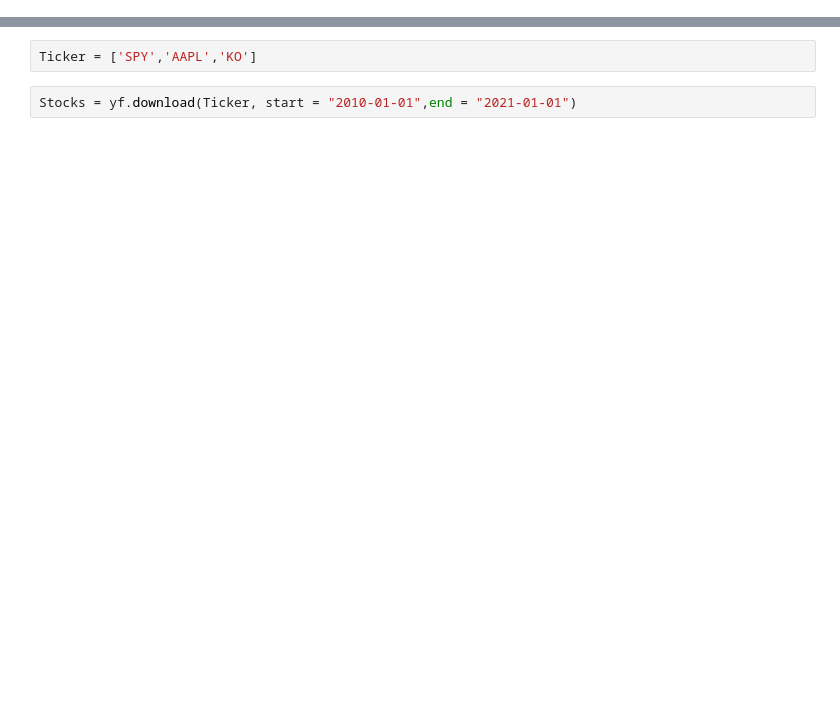
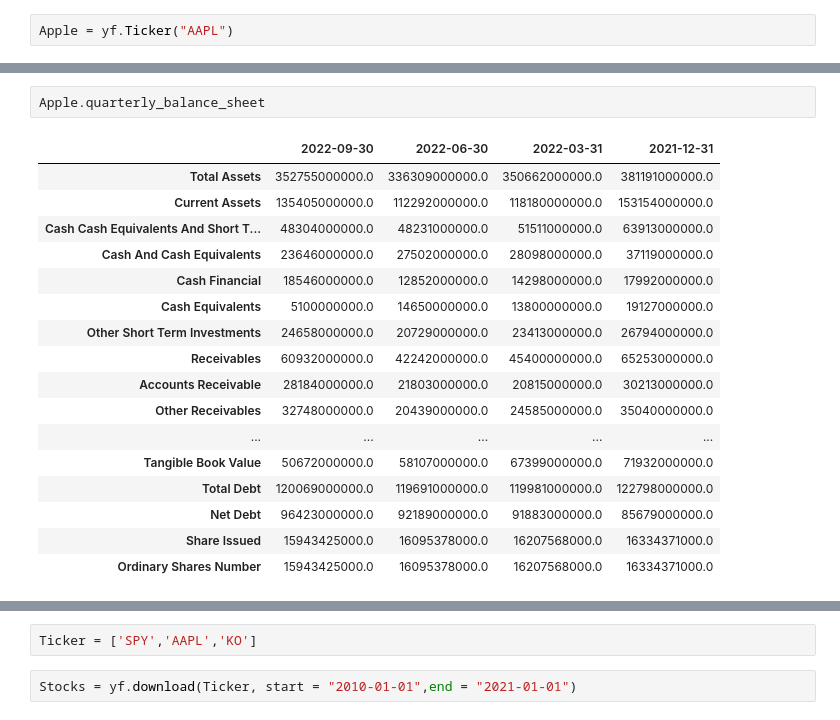
Before and after one commit to andrewbrowne3/MACD_RSI_screen, a Jupyter notebook: Untitled1.ipynb, the cells around one changed output, grey strips where cells are left out. Cells and saved outputs as stored; diff of their text form; blank space fills up the shorter version.

```diff
--- a/Untitled1.ipynb
+++ b/Untitled1.ipynb
@@ -9,0 +19,2 @@ Apple = yf.download("AAPL", start = "2010-01-01",end = "2021-01-01")
+# %%
+Apple = yf.Ticker("AAPL")
@@ -9,0 +65,20 @@ Apple = yf.download("AAPL", start = "2010-01-01",end = "2021-01-01")
+# %%
+Apple.quarterly_balance_sheet
+# %% [output]
+|  | 2022-09-30 | 2022-06-30 | 2022-03-31 | 2021-12-31 |
+| Total Assets | 352755000000.0 | 336309000000.0 | 350662000000.0 | 381191000000.0 |
+| Current Assets | 135405000000.0 | 112292000000.0 | 118180000000.0 | 153154000000.0 |
+| Cash Cash Equivalents And Short T... | 48304000000.0 | 48231000000.0 | 51511000000.0 | 63913000000.0 |
+| Cash And Cash Equivalents | 23646000000.0 | 27502000000.0 | 28098000000.0 | 37119000000.0 |
+| Cash Financial | 18546000000.0 | 12852000000.0 | 14298000000.0 | 17992000000.0 |
+| Cash Equivalents | 5100000000.0 | 14650000000.0 | 13800000000.0 | 19127000000.0 |
+| Other Short Term Investments | 24658000000.0 | 20729000000.0 | 23413000000.0 | 26794000000.0 |
+| Receivables | 60932000000.0 | 42242000000.0 | 45400000000.0 | 65253000000.0 |
+| Accounts Receivable | 28184000000.0 | 21803000000.0 | 20815000000.0 | 30213000000.0 |
+| Other Receivables | 32748000000.0 | 20439000000.0 | 24585000000.0 | 35040000000.0 |
+| ... | ... | ... | ... | ... |
+| Tangible Book Value | 50672000000.0 | 58107000000.0 | 67399000000.0 | 71932000000.0 |
+| Total Debt | 120069000000.0 | 119691000000.0 | 119981000000.0 | 122798000000.0 |
+| Net Debt | 96423000000.0 | 92189000000.0 | 91883000000.0 | 85679000000.0 |
+| Share Issued | 15943425000.0 | 16095378000.0 | 16207568000.0 | 16334371000.0 |
+| Ordinary Shares Number | 15943425000.0 | 16095378000.0 | 16207568000.0 | 16334371000.0 |
```
Also changed, not shown: parts of 16 cells of this notebook.
